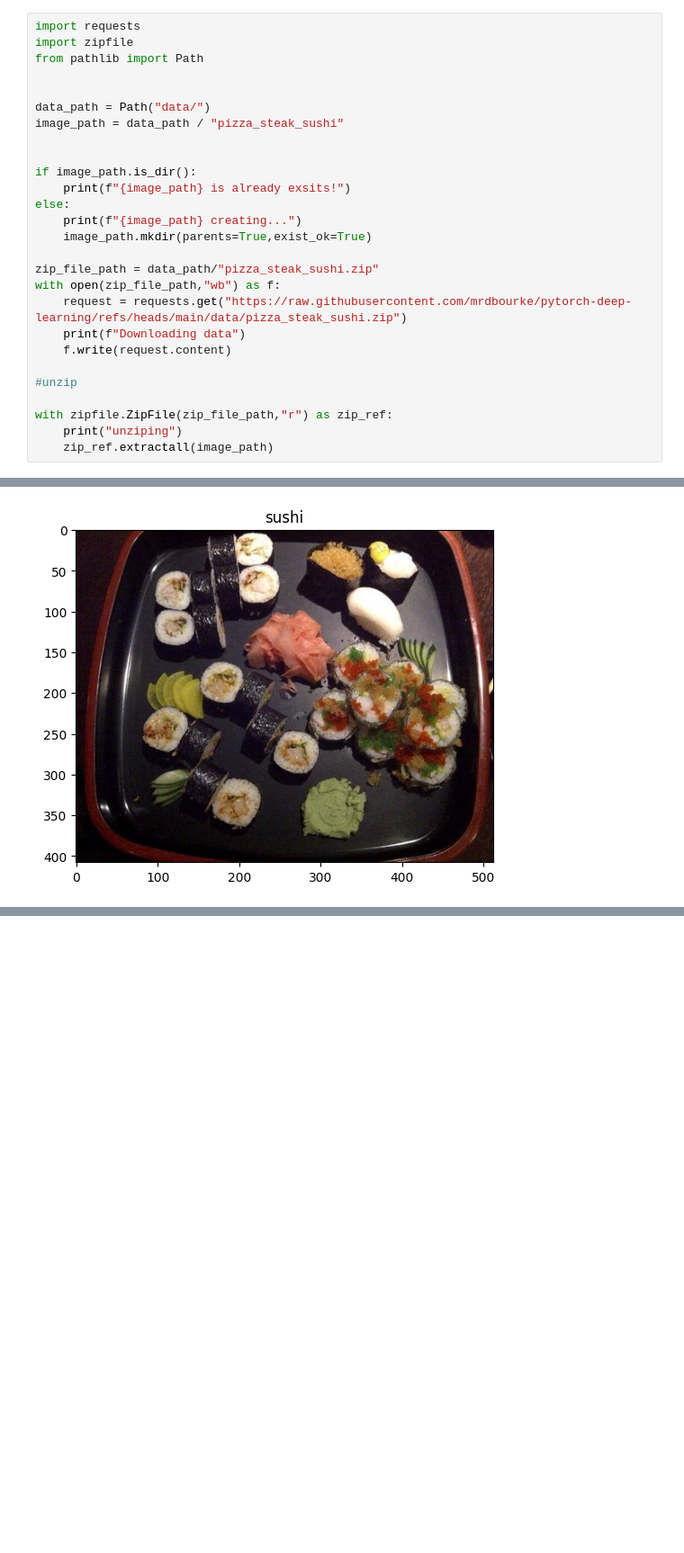
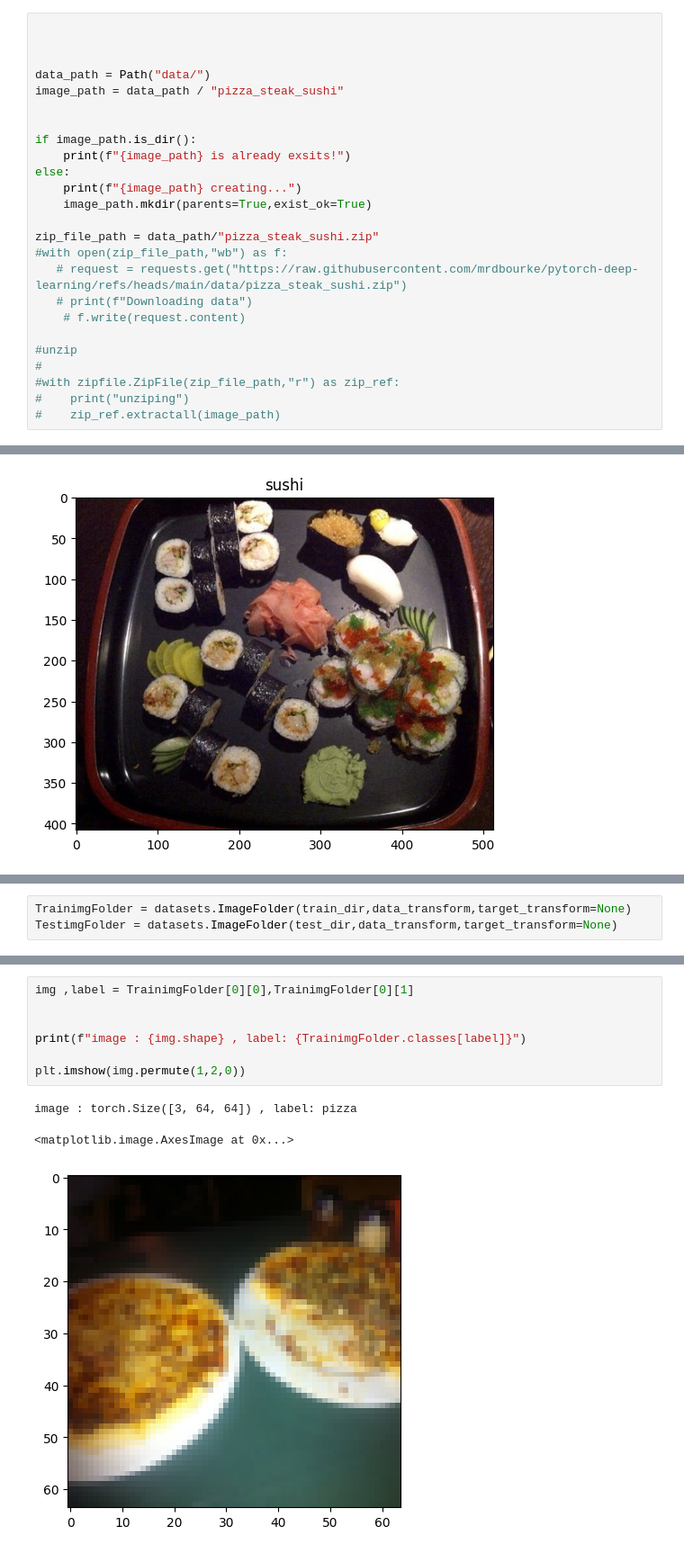
Before and after one commit to Mr-Yavar/Training_Project, a Jupyter notebook: Python/Pytorch/custom_dataset.ipynb, the cells around one changed output, grey strips where cells are left out. Shown at 90% size. Saved outputs shown, nothing was run; the diff lists cells and outputs as text; blank space fills up the shorter version.

```diff
--- a/Python/Pytorch/custom_dataset.ipynb
+++ b/Python/Pytorch/custom_dataset.ipynb
@@ -1,7 +5,5 @@
 # %%
-import requests
-import zipfile
-from pathlib import Path
+
 
 
 data_path = Path("data/")
@@ -15,15 +17,15 @@ else:
     image_path.mkdir(parents=True,exist_ok=True)
 
 zip_file_path = data_path/"pizza_steak_sushi.zip"
-with open(zip_file_path,"wb") as f:
-    request = requests.get("https://raw.githubusercontent.com/mrdbourke/pytorch-deep-learning/refs/heads/main/data/pizza_steak_sushi.zip")
-    print(f"Downloading data")
-    f.write(request.content)
+#with open(zip_file_path,"wb") as f:
+   # request = requests.get("https://raw.githubusercontent.com/mrdbourke/pytorch-deep-learning/refs/heads/main/data/pizza_steak_sushi.zip")
+   # print(f"Downloading data")
+    # f.write(request.content)
 
 #unzip
-
-with zipfile.ZipFile(zip_file_path,"r") as zip_ref:
-    print("unziping")
-    zip_ref.extractall(image_path)
+#
+#with zipfile.ZipFile(zip_file_path,"r") as zip_ref:
+#    print("unziping")
+#    zip_ref.extractall(image_path)
 # %% [output]
 data\pizza_steak_sushi is already exsits!
@@ -84,0 +120,3 @@ torch.Size([408, 512, 3])
+# %%
+TrainimgFolder = datasets.ImageFolder(train_dir,data_transform,target_transform=None)
+TestimgFolder = datasets.ImageFolder(test_dir,data_transform,target_transform=None)
@@ -84,0 +127,11 @@ torch.Size([408, 512, 3])
+# %%
+img ,label = TrainimgFolder[0][0],TrainimgFolder[0][1]
+
+
+print(f"image : {img.shape} , label: {TrainimgFolder.classes[label]}")
+
+plt.imshow(img.permute(1,2,0))
+# %% [output]
+image : torch.Size([3, 64, 64]) , label: pizza
+<matplotlib.image.AxesImage at 0x...>
+[figure, added]
```
Also changed, not shown: parts of 19 cells of this notebook.
